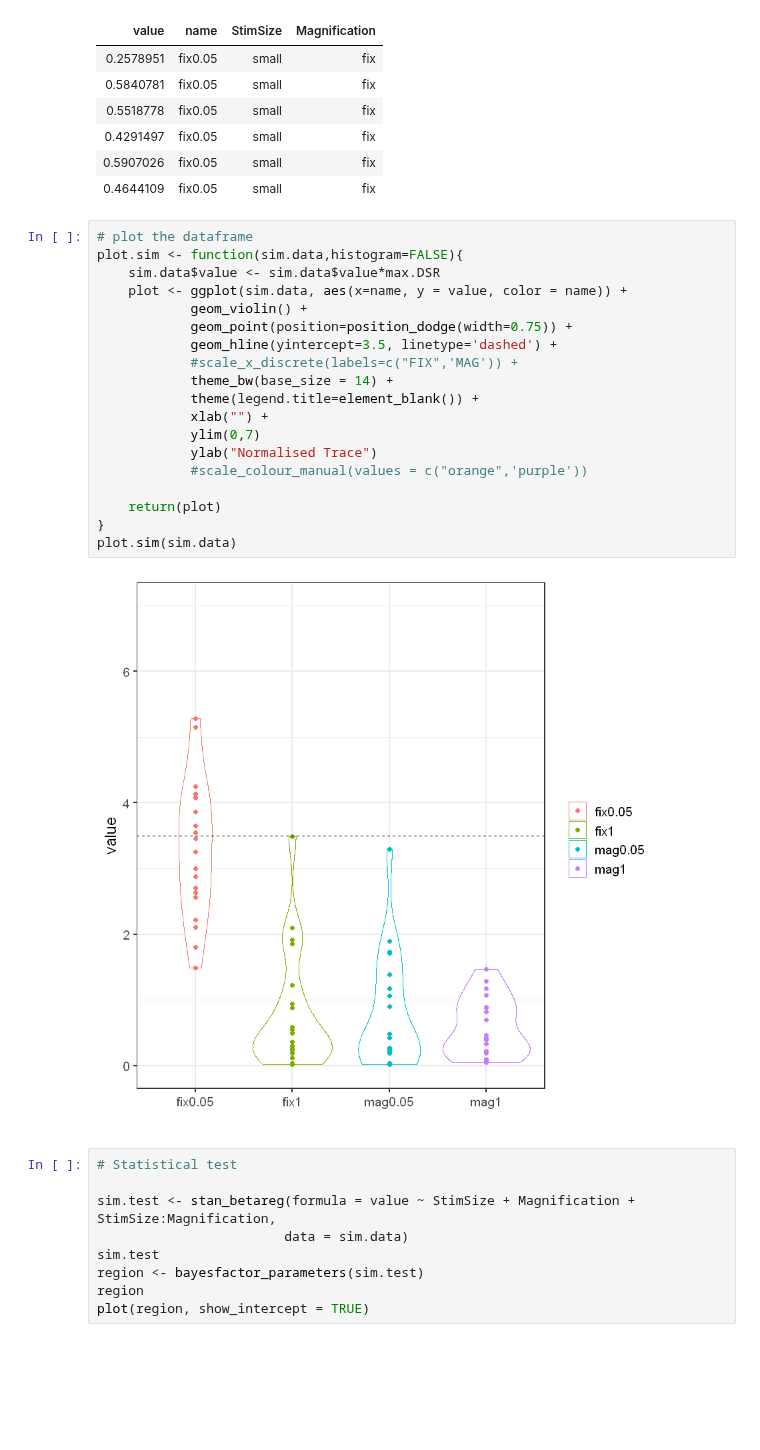
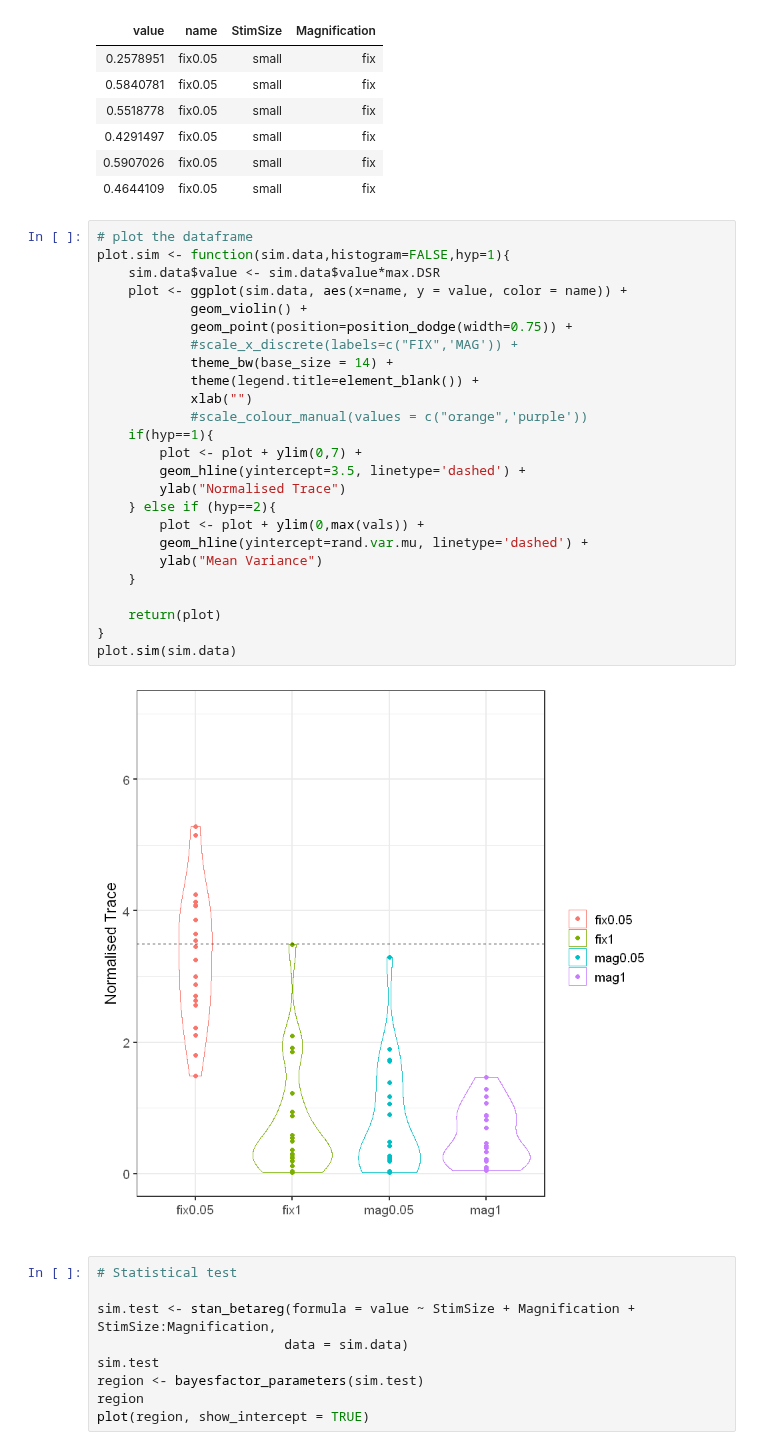
Before and after one commit to ArielZJ/Precision-Phenomenology-Data-Analysis, a Jupyter notebook: Fovea vs. Periphery Color Similarity Pilot Analysis - 2stim Analysis.ipynb, the cells around one changed output. Cells and saved outputs as stored; diff of their text form; blank space fills up the shorter version.

Commit message:
Updated sampling plan plots

```diff
--- a/Fovea vs. Periphery Color Similarity Pilot Analysis - 2stim Analysis.ipynb
+++ b/Fovea vs. Periphery Color Similarity Pilot Analysis - 2stim Analysis.ipynb
@@ -1738,25 +1738,31 @@ head(sim.data)
 | 0.4644109 | fix0.05 | small | fix |
 # %%
 # plot the dataframe
-plot.sim <- function(sim.data,histogram=FALSE){
+plot.sim <- function(sim.data,histogram=FALSE,hyp=1){
     sim.data$value <- sim.data$value*max.DSR
     plot <- ggplot(sim.data, aes(x=name, y = value, color = name)) +
             geom_violin() +
             geom_point(position=position_dodge(width=0.75)) +
-            geom_hline(yintercept=3.5, linetype='dashed') +
             #scale_x_discrete(labels=c("FIX",'MAG')) +
             theme_bw(base_size = 14) +
             theme(legend.title=element_blank()) +
-            xlab("") +
-            ylim(0,7)
-            ylab("Normalised Trace")
+            xlab("")
             #scale_colour_manual(values = c("orange",'purple'))
+    if(hyp==1){
+        plot <- plot + ylim(0,7) +
+        geom_hline(yintercept=3.5, linetype='dashed') +
+        ylab("Normalised Trace")
+    } else if (hyp==2){
+        plot <- plot + ylim(0,max(vals)) +
+        geom_hline(yintercept=rand.var.mu, linetype='dashed') +
+        ylab("Mean Variance")
+    }
 
     return(plot)
 }
 plot.sim(sim.data)
 # %% [output]
-[figure, old version]
+[figure, new version]
 # %%
 # Statistical test
 
```
Also changed, not shown: parts of 2 cells of this notebook.
